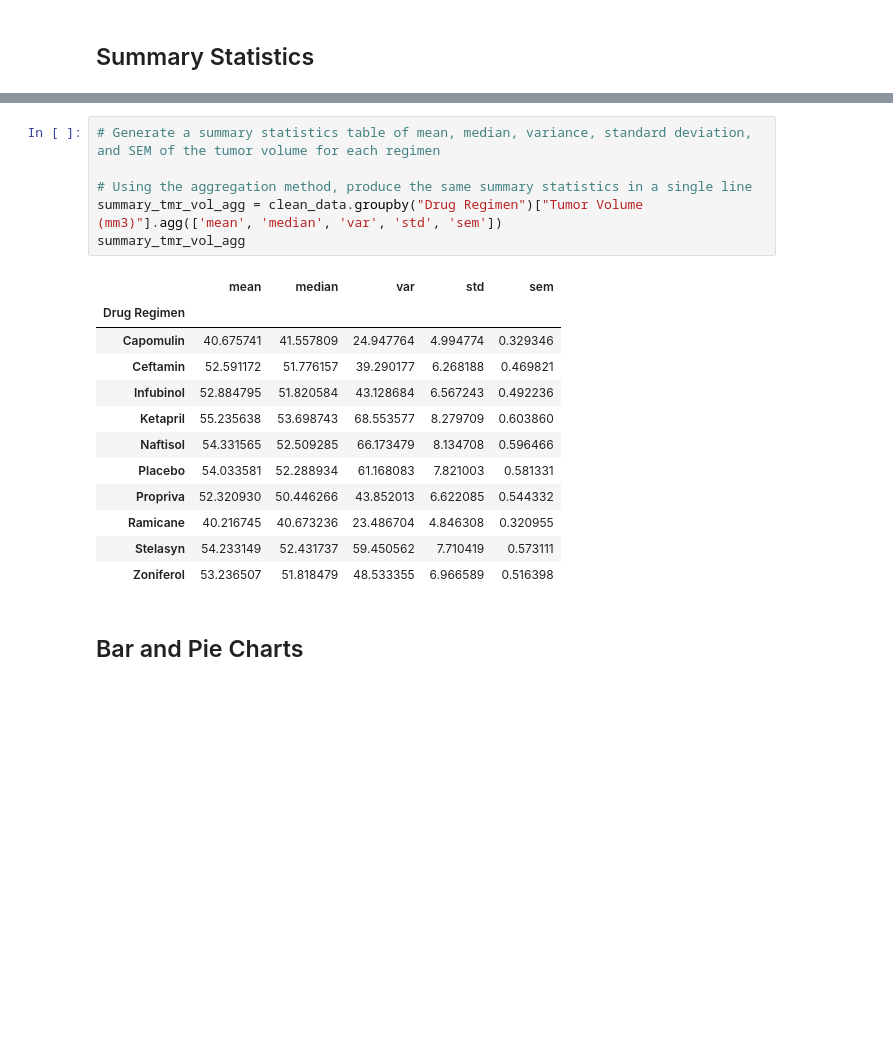
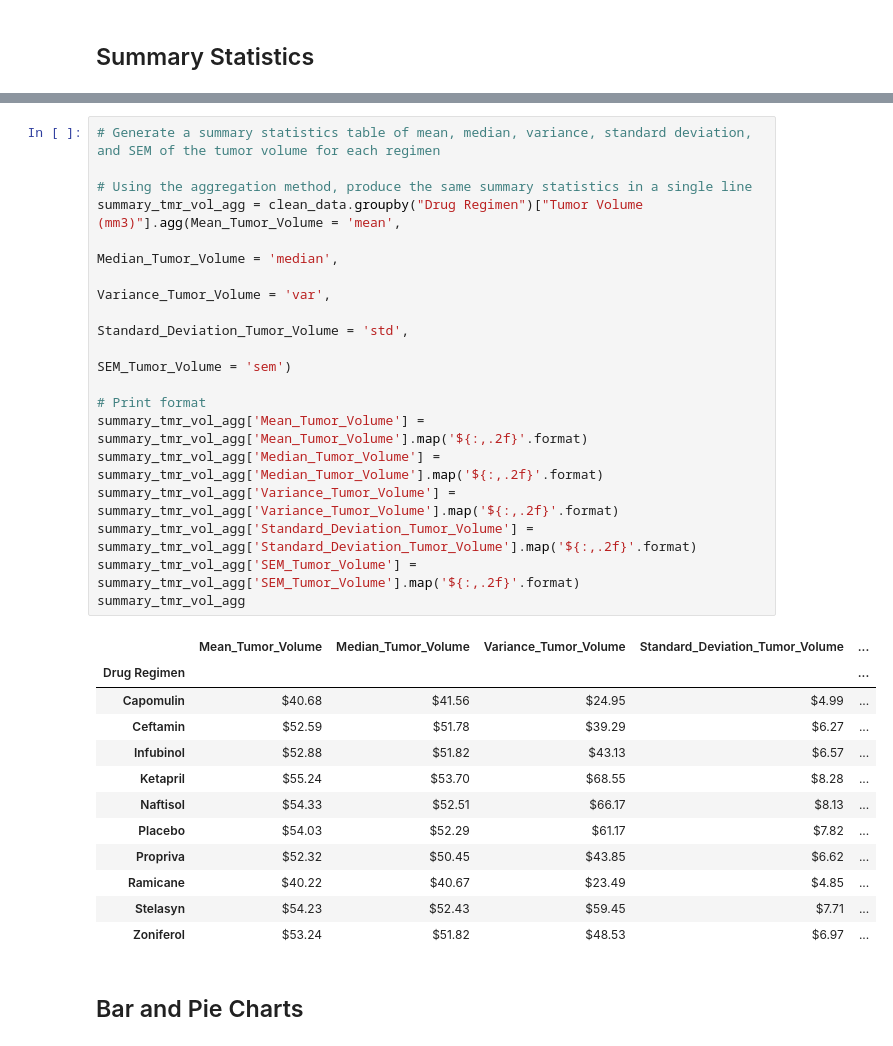
Before and after one commit to sherintm/matplotlib-challenge, a Jupyter notebook: Pymaceuticals/pymaceuticals_starter.ipynb, the cells around one changed output, grey strips where cells are left out. Drawn from its saved outputs; the diff is of its cells as text; blank space fills up the shorter version.

```diff
--- a/Pymaceuticals/pymaceuticals_starter.ipynb
+++ b/Pymaceuticals/pymaceuticals_starter.ipynb
@@ -131,22 +100,33 @@ summary_tmr_vol
 # %%
 # Generate a summary statistics table of mean, median, variance, standard deviation, and SEM of the tumor volume for each regimen
 
 # Using the aggregation method, produce the same summary statistics in a single line
-summary_tmr_vol_agg = clean_data.groupby("Drug Regimen")["Tumor Volume (mm3)"].agg(['mean', 'median', 'var', 'std', 'sem'])
+summary_tmr_vol_agg = clean_data.groupby("Drug Regimen")["Tumor Volume (mm3)"].agg(Mean_Tumor_Volume = 'mean',
+                                                                                   Median_Tumor_Volume = 'median',
+                                                                                   Variance_Tumor_Volume = 'var',
+                                                                                   Standard_Deviation_Tumor_Volume = 'std',
+                                                                                   SEM_Tumor_Volume = 'sem')
+
+# Print format
+summary_tmr_vol_agg['Mean_Tumor_Volume'] = summary_tmr_vol_agg['Mean_Tumor_Volume'].map('${:,.2f}'.format)
+summary_tmr_vol_agg['Median_Tumor_Volume'] = summary_tmr_vol_agg['Median_Tumor_Volume'].map('${:,.2f}'.format)
+summary_tmr_vol_agg['Variance_Tumor_Volume'] = summary_tmr_vol_agg['Variance_Tumor_Volume'].map('${:,.2f}'.format)
+summary_tmr_vol_agg['Standard_Deviation_Tumor_Volume'] = summary_tmr_vol_agg['Standard_Deviation_Tumor_Volume'].map('${:,.2f}'.format)
+summary_tmr_vol_agg['SEM_Tumor_Volume'] = summary_tmr_vol_agg['SEM_Tumor_Volume'].map('${:,.2f}'.format)
 summary_tmr_vol_agg
 # %% [output]
-|  | mean | median | var | std | sem |
-| Drug Regimen |  |  |  |  |  |
-| Capomulin | 40.675741 | 41.557809 | 24.947764 | 4.994774 | 0.329346 |
-| Ceftamin | 52.591172 | 51.776157 | 39.290177 | 6.268188 | 0.469821 |
-| Infubinol | 52.884795 | 51.820584 | 43.128684 | 6.567243 | 0.492236 |
-| Ketapril | 55.235638 | 53.698743 | 68.553577 | 8.279709 | 0.603860 |
-| Naftisol | 54.331565 | 52.509285 | 66.173479 | 8.134708 | 0.596466 |
-| Placebo | 54.033581 | 52.288934 | 61.168083 | 7.821003 | 0.581331 |
-| Propriva | 52.320930 | 50.446266 | 43.852013 | 6.622085 | 0.544332 |
-| Ramicane | 40.216745 | 40.673236 | 23.486704 | 4.846308 | 0.320955 |
-| Stelasyn | 54.233149 | 52.431737 | 59.450562 | 7.710419 | 0.573111 |
-| Zoniferol | 53.236507 | 51.818479 | 48.533355 | 6.966589 | 0.516398 |
+|  | Mean_Tumor_Volume | Median_Tumor_Volume | Variance_Tumor_Volume | Standard_Deviation_Tumor_Volume | ... |
+| Drug Regimen |  |  |  |  | ... |
+| Capomulin | $40.68 | $41.56 | $24.95 | $4.99 | ... |
+| Ceftamin | $52.59 | $51.78 | $39.29 | $6.27 | ... |
+| Infubinol | $52.88 | $51.82 | $43.13 | $6.57 | ... |
+| Ketapril | $55.24 | $53.70 | $68.55 | $8.28 | ... |
+| Naftisol | $54.33 | $52.51 | $66.17 | $8.13 | ... |
+| Placebo | $54.03 | $52.29 | $61.17 | $7.82 | ... |
+| Propriva | $52.32 | $50.45 | $43.85 | $6.62 | ... |
+| Ramicane | $40.22 | $40.67 | $23.49 | $4.85 | ... |
+| Stelasyn | $54.23 | $52.43 | $59.45 | $7.71 | ... |
+| Zoniferol | $53.24 | $51.82 | $48.53 | $6.97 | ... |
 # %% [markdown]
 ## Bar and Pie Charts
 # %%
```
Also changed, not shown: parts of 12 cells of this notebook.
